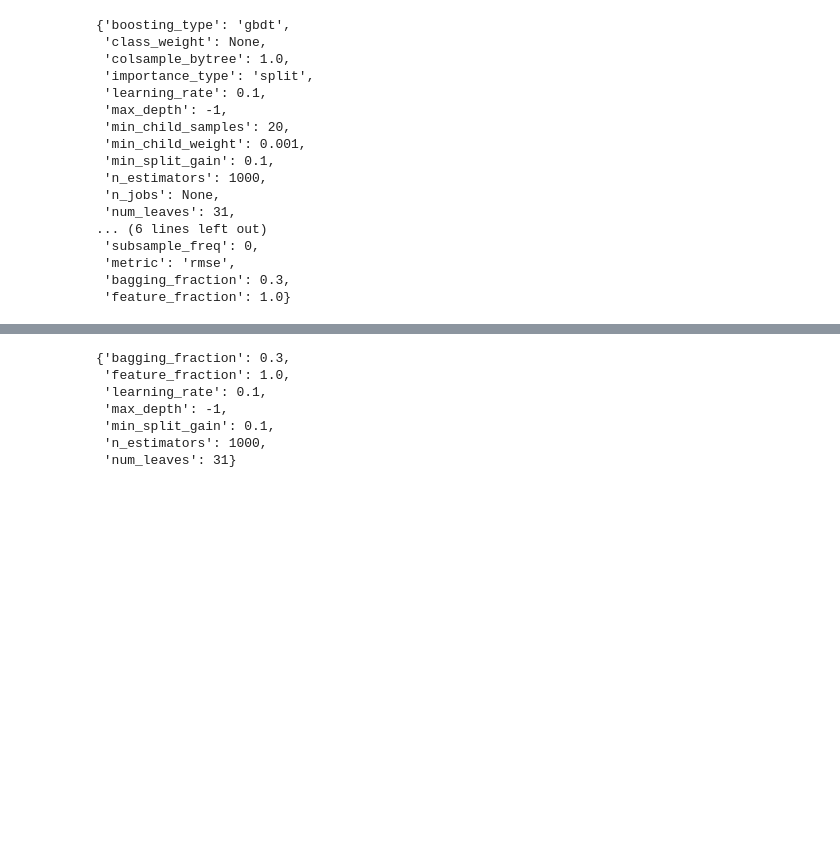
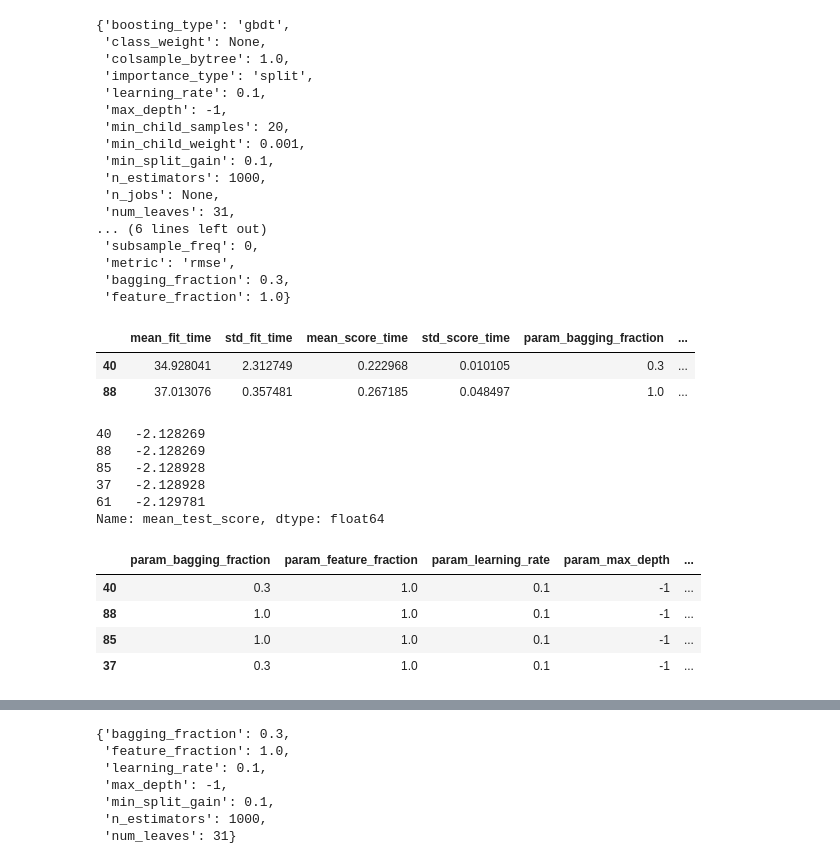
Before and after one commit to drivendataorg/cyfi, a Jupyter notebook: notebooks/0.1-klw-gridsearch.ipynb, the cells around one changed output, grey strips where cells are left out. Drawn from its saved outputs; the diff is of its cells as text; code cells hidden in the pictures; blank space fills up the shorter version.

Commit message:
more grid search work

```diff
--- a/notebooks/0.1-klw-gridsearch.ipynb
+++ b/notebooks/0.1-klw-gridsearch.ipynb
@@ -152,3 +152,28 @@ grid_search.best_estimator_.get_params()
  'metric': 'rmse',
  'bagging_fraction': 0.3,
  'feature_fraction': 1.0}
+# %%
+results = pd.DataFrame(grid_search.cv_results_).sort_values(by='mean_test_score', ascending=False)
+results.head(2)
+# %% [output]
+|  | mean_fit_time | std_fit_time | mean_score_time | std_score_time | param_bagging_fraction | ... |
+| 40 | 34.928041 | 2.312749 | 0.222968 | 0.010105 | 0.3 | ... |
+| 88 | 37.013076 | 0.357481 | 0.267185 | 0.048497 | 1.0 | ... |
+# %%
+results.mean_test_score.head()
+# %% [output]
+40   -2.128269
+88   -2.128269
+85   -2.128928
+37   -2.128928
+61   -2.129781
+Name: mean_test_score, dtype: float64
+# %%
+# first four are all the same. what are the params?
+results.head(4).filter(regex='param_')
+# %% [output]
+|  | param_bagging_fraction | param_feature_fraction | param_learning_rate | param_max_depth | ... |
+| 40 | 0.3 | 1.0 | 0.1 | -1 | ... |
+| 88 | 1.0 | 1.0 | 0.1 | -1 | ... |
+| 85 | 1.0 | 1.0 | 0.1 | -1 | ... |
+| 37 | 0.3 | 1.0 | 0.1 | -1 | ... |
```
Also changed, not shown: parts of 6 cells of this notebook, 1 other file.
